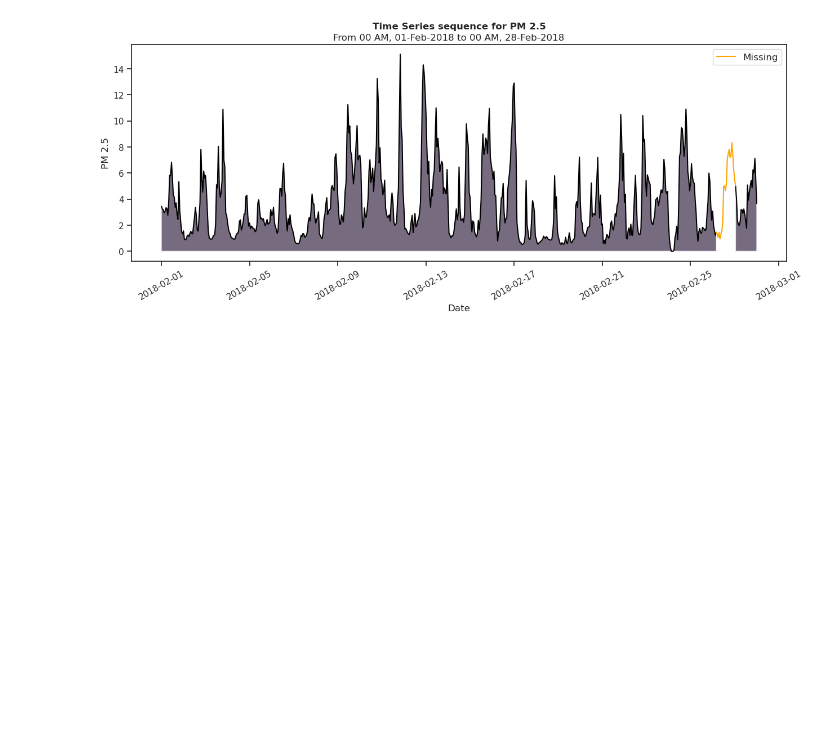
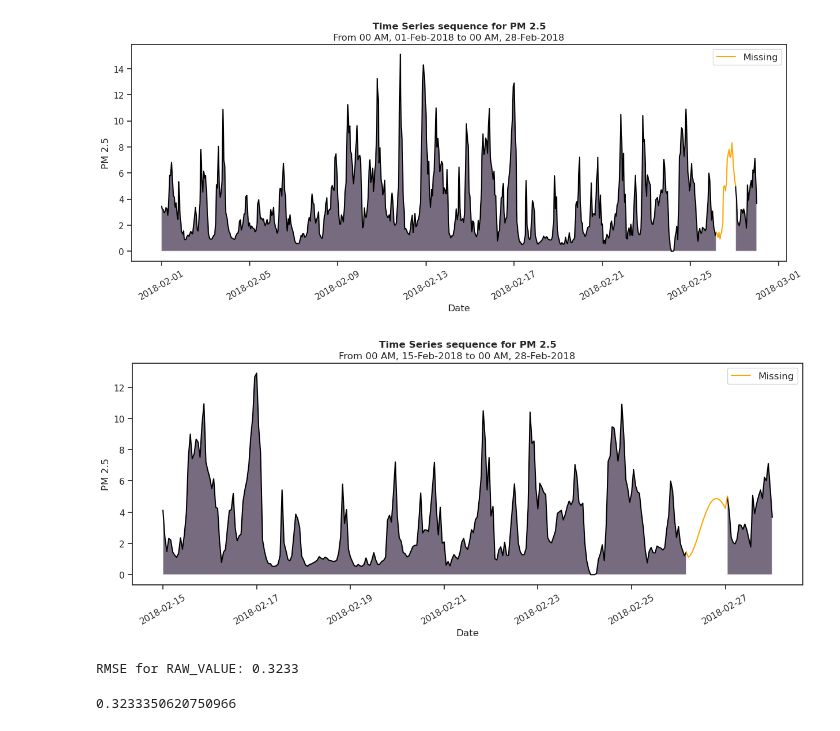
Before and after one commit to erich-hs/Air-We-Breathe, a Jupyter notebook: Air_We_Breath_Missing_Values.ipynb, the cells around one changed output. Cells and saved outputs as stored; diff of their text form; code cells hidden in the pictures; blank space fills up the shorter version.

```diff
--- a/Air_We_Breath_Missing_Values.ipynb
+++ b/Air_We_Breath_Missing_Values.ipynb
@@ -478,11 +421,16 @@ subset, subset_missing = create_missing(
 plot_compare(subset, subset_missing)
 # %% [output]
 [figure]
-# %%
-def rmse_score(df, df_missing, value="RAW_VALUE"):
-    '''
-    df: Pandas DataFrame with a time series and a value column.
-    df_missing: Pandas DataFrame with a time series and a value column.
-    value: Value variable or list of variables to subset with date column.
-    returns: a list of scores
-    '''
+# %%
+subset_spline = subset.copy()
+subset_spline['RAW_VALUE'] = subset_missing['RAW_VALUE'].interpolate(method = 'spline', order = 4).tolist()
+plot_compare(subset_spline, subset_missing,
+             start=datetime(2018, 2, 15),
+             end=datetime(2018, 2, 28),
+             fill=True)
+
+rmse_score(subset, subset_spline)
+# %% [output]
+[figure, added]
+RMSE for RAW_VALUE: 0.3233
+0.3233350620750966
```
Also changed, not shown: parts of 9 cells of this notebook, 2 other files.
